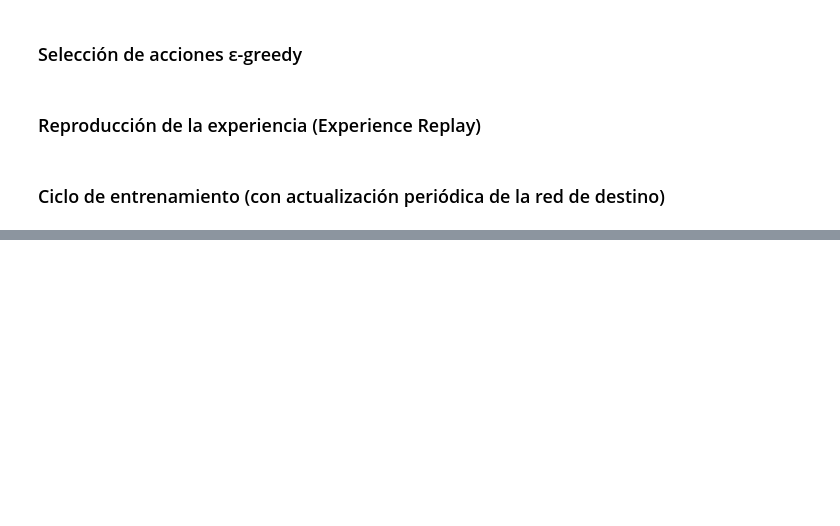
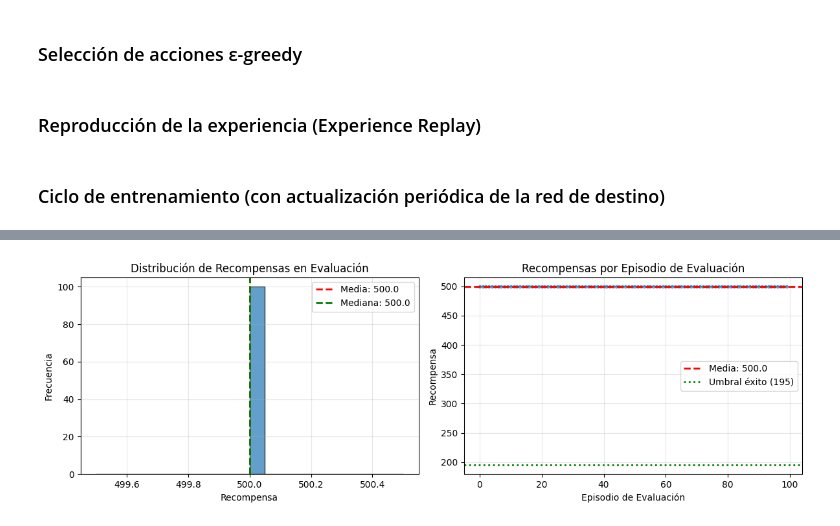
Before and after one commit to lemoonchild/lab07_DL, a Jupyter notebook: lab07_dl.ipynb, the cells around one changed output, grey strips where cells are left out. Saved outputs shown, nothing was run; the diff lists cells and outputs as text; code cells hidden in the pictures; blank space fills up the shorter version.

```diff
--- a/lab07_dl.ipynb
+++ b/lab07_dl.ipynb
@@ -228,0 +340,89 @@ Ep 1000 | Recompensa:  122.0 | Prom(últ.10):  103.2 | ε=0.010 | Memoria=10000
+# %%
+# Evaluación del agente entrenado en múltiples episodios
+# Se usa política greedy pura (sin exploración)
+
+eval_env = gym.make('CartPole-v1')
+online_net.eval()  # Modo evaluación
+
+NUM_EVAL_EPISODES = 100
+eval_rewards = []
+
+print(f"Evaluando el agente entrenado en {NUM_EVAL_EPISODES} episodios...")
+print("-" * 60)
+
+for eval_ep in range(NUM_EVAL_EPISODES):
+    state, _ = eval_env.reset()
+    done = False
+    ep_reward = 0
+
+    while not done:
+        # Política greedy (sin exploración)
+        with torch.no_grad():
+            s = torch.as_tensor(state, dtype=torch.float32, device=device).unsqueeze(0)
+            q_values = online_net(s)
+            action = int(torch.argmax(q_values, dim=1).item())
+
+        state, reward, terminated, truncated, _ = eval_env.step(action)
+        done = terminated or truncated
+        ep_reward += reward
+
+    eval_rewards.append(ep_reward)
+
+    if (eval_ep + 1) % 20 == 0:
+        print(f"Episodios completados: {eval_ep+1}/{NUM_EVAL_EPISODES} | "
+              f"Promedio parcial: {np.mean(eval_rewards):.2f}")
+
+eval_env.close()
+
+# Resultados de evaluación
+print(f"\n{'='*60}")
+print("RESULTADOS DE EVALUACIÓN")
+print(f"{'='*60}")
+print(f"Episodios de evaluación:      {NUM_EVAL_EPISODES}")
+print(f"Recompensa promedio:          {np.mean(eval_rewards):.2f} ± {np.std(eval_rewards):.2f}")
+print(f"Recompensa mediana:           {np.median(eval_rewards):.2f}")
+print(f"Recompensa máxima:            {np.max(eval_rewards):.2f}")
+print(f"Recompensa mínima:            {np.min(eval_rewards):.2f}")
+print(f"Tasa de éxito (≥195):         {100 * np.sum(np.array(eval_rewards) >= 195) / NUM_EVAL_EPISODES:.1f}%")
+print(f"{'='*60}")
+
+# Visualización de resultados de evaluación
+plt.figure(figsize=(12, 4))
+
+# Histograma de recompensas
+plt.subplot(1, 2, 1)
+plt.hist(eval_rewards, bins=20, edgecolor='black', alpha=0.7)
+plt.axvline(np.mean(eval_rewards), color='red', linestyle='--', linewidth=2, label=f'Media: {np.mean(eval_rewards):.1f}')
+plt.axvline(np.median(eval_rewards), color='green', linestyle='--', linewidth=2, label=f'Mediana: {np.median(eval_rewards):.1f}')
+plt.xlabel('Recompensa')
+plt.ylabel('Frecuencia')
+plt.title('Distribución de Recompensas en Evaluación')
+plt.legend()
+plt.grid(True, alpha=0.3)
+
+# Serie temporal de recompensas de evaluación
+plt.subplot(1, 2, 2)
+plt.plot(eval_rewards, marker='o', markersize=3, alpha=0.6)
+plt.axhline(np.mean(eval_rewards), color='red', linestyle='--', linewidth=2, label=f'Media: {np.mean(eval_rewards):.1f}')
+plt.axhline(195, color='green', linestyle=':', linewidth=2, label='Umbral éxito (195)')
+plt.xlabel('Episodio de Evaluación')
+plt.ylabel('Recompensa')
+plt.title('Recompensas por Episodio de Evaluación')
+plt.legend()
+plt.grid(True, alpha=0.3)
+
+plt.tight_layout()
+plt.show()
+
+# Interpretación del rendimiento
+print("\n📊 ANÁLISIS DEL RENDIMIENTO:")
+avg_reward = np.mean(eval_rewards)
+if avg_reward >= 195:
+    print("✅ ¡EXCELENTE! El agente ha resuelto el problema (promedio ≥195)")
+elif avg_reward >= 150:
+    print("✓ BUENO: El agente tiene un buen rendimiento, pero puede mejorar")
+elif avg_reward >= 100:
+    print("⚠ MODERADO: El agente ha aprendido, pero necesita más entrenamiento")
+else:
+    print("❌ INSUFICIENTE: El agente necesita ajuste de hiperparámetros o más entrenamiento")
+# %% [output]
@@ -228,0 +447 @@ Ep 1000 | Recompensa:  122.0 | Prom(últ.10):  103.2 | ε=0.010 | Memoria=10000
+[figure, added]
```
Also changed, not shown: parts of 8 cells of this notebook.
